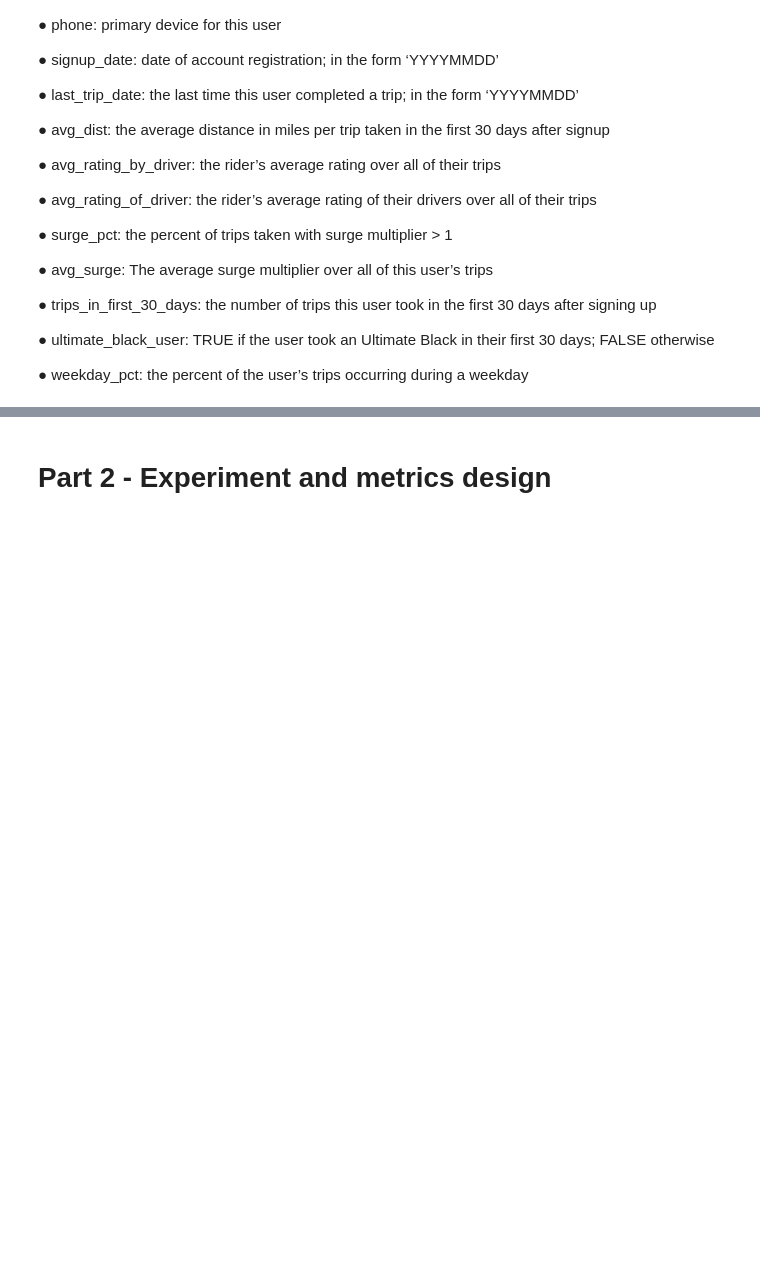
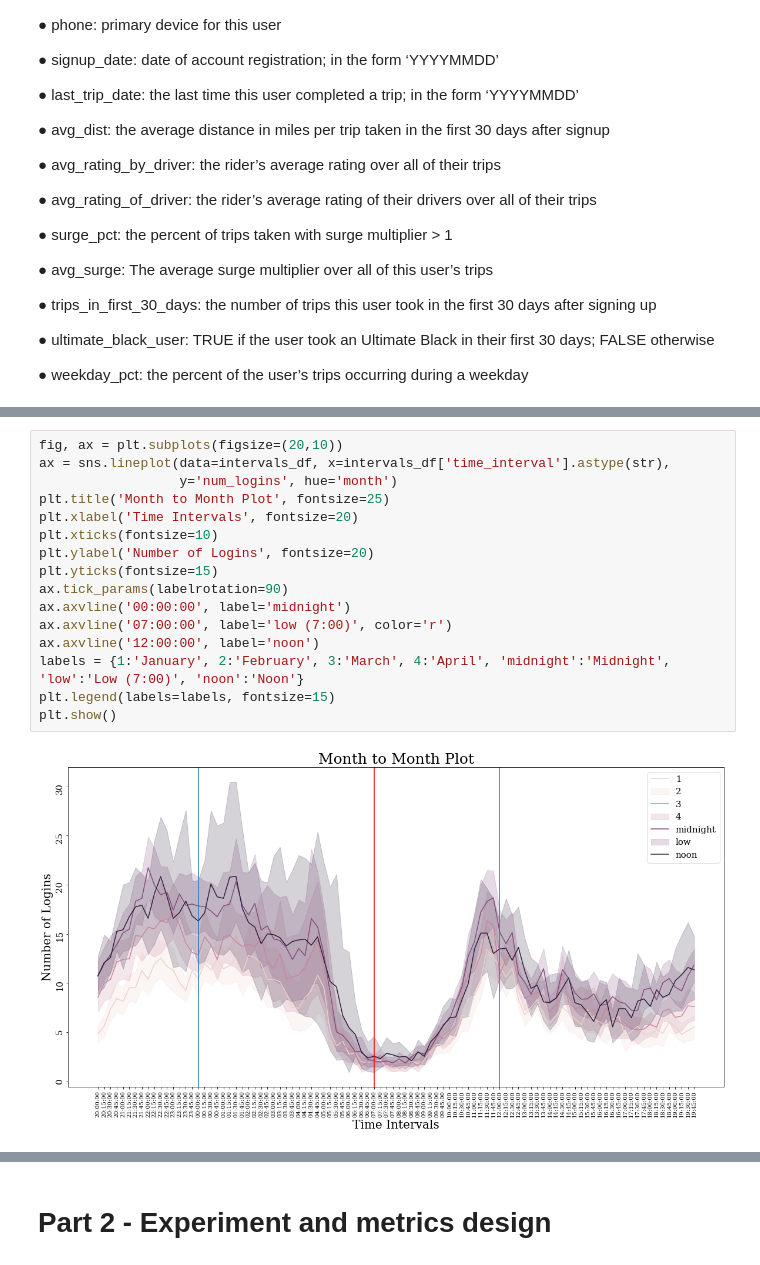
Before and after one commit to phebecarlson/Springboard, a Jupyter notebook: Interview Challenges/Ultimate Challenge/Interview Take Home - Ultimate Challenge .ipynb, the cells around one changed output, grey strips where cells are left out. Drawn from its saved outputs; the diff is of its cells as text; blank space fills up the shorter version.

Commit message:
Completed exploratory data analysis

```diff
--- a/Interview Challenges/Ultimate Challenge/Interview Take Home - Ultimate Challenge .ipynb
+++ b/Interview Challenges/Ultimate Challenge/Interview Take Home - Ultimate Challenge .ipynb
@@ -46,0 +160,18 @@ logins = json.loads('../logins.json')
+# %%
+fig, ax = plt.subplots(figsize=(20,10))
+ax = sns.lineplot(data=intervals_df, x=intervals_df['time_interval'].astype(str),
+                  y='num_logins', hue='month')
+plt.title('Month to Month Plot', fontsize=25)
+plt.xlabel('Time Intervals', fontsize=20)
+plt.xticks(fontsize=10)
+plt.ylabel('Number of Logins', fontsize=20)
+plt.yticks(fontsize=15)
+ax.tick_params(labelrotation=90)
+ax.axvline('00:00:00', label='midnight')
+ax.axvline('07:00:00', label='low (7:00)', color='r')
+ax.axvline('12:00:00', label='noon')
+labels = {1:'January', 2:'February', 3:'March', 4:'April', 'midnight':'Midnight', 'low':'Low (7:00)', 'noon':'Noon'}
+plt.legend(labels=labels, fontsize=15)
+plt.show()
+# %% [output]
+[figure, added]
```
Also changed, not shown: parts of 35 cells of this notebook.
